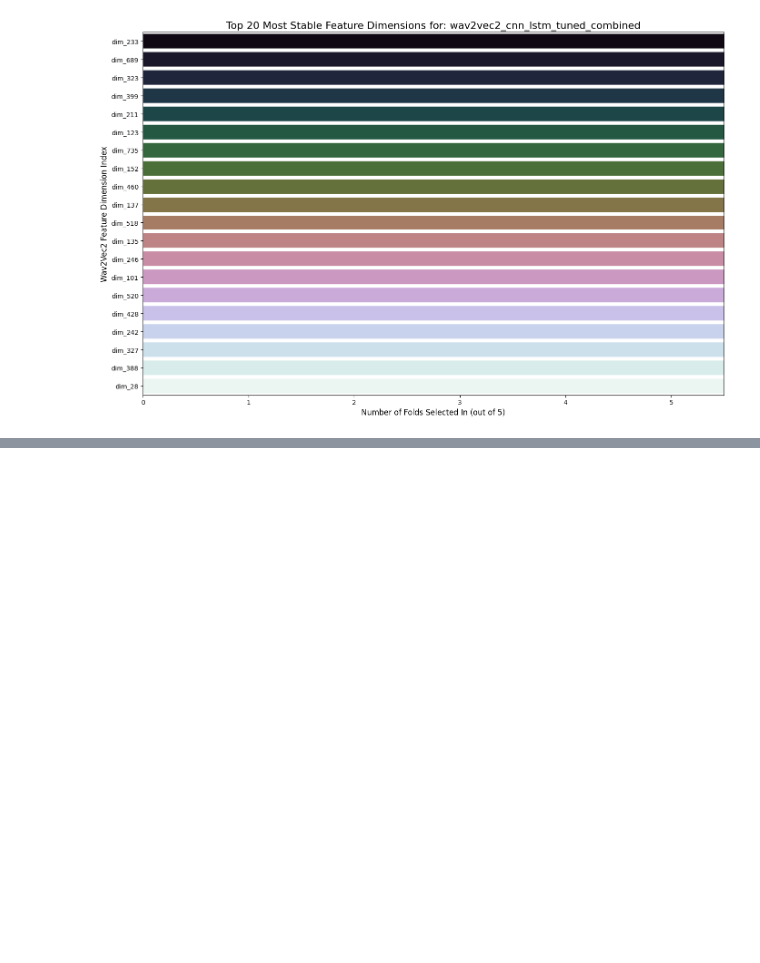
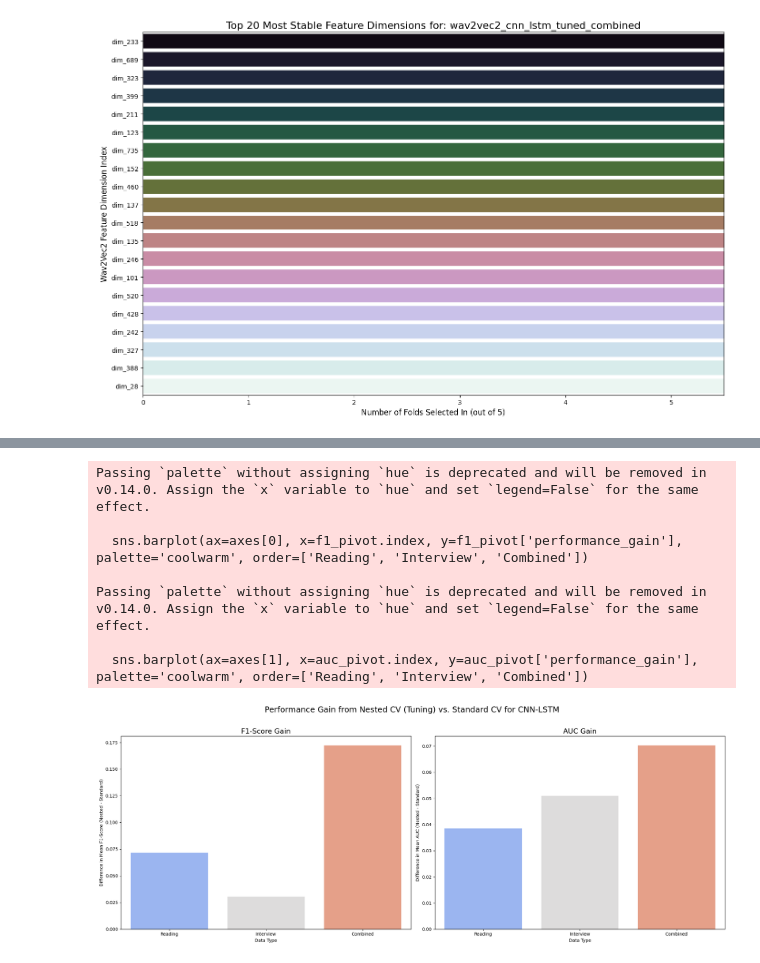
Before and after one commit to ayushpradhan-dev/robust-speech-analysis-framework, a Jupyter notebook: notebooks/04_cnn_lstm_experiment.ipynb, the cells around one changed output, grey strips where cells are left out. Saved outputs shown, nothing was run; the diff lists cells and outputs as text; code cells hidden in the pictures; blank space fills up the shorter version.

```diff
--- a/notebooks/04_cnn_lstm_experiment.ipynb
+++ b/notebooks/04_cnn_lstm_experiment.ipynb
@@ -689,0 +816,35 @@ Passing `palette` without assigning `hue` is deprecated and will be removed in v
+# %%
+# Performance Gain from Robust Tuning (Nested - Standard) for CNN-LSTM
+
+# The 'dl_summary_df' DataFrame was created in the cell above.
+pivot_df = dl_summary_df.copy()
+pivot_df['data_type'] = ['Reading' if 'reading' in idx else 'Interview' if 'interview' in idx else 'Combined' for idx in pivot_df.index]
+pivot_df['cv_method'] = ['standard' if 'standard' in idx else 'nested' for idx in pivot_df.index]
+
+# Pivot for F1-Score and calculate the gain
+f1_pivot = pivot_df.pivot_table(index='data_type', columns='cv_method', values='Mean F1-Score')
+f1_pivot['performance_gain'] = f1_pivot['nested'] - f1_pivot['standard']
+
+# Pivot for AUC and calculate the gain
+auc_pivot = pivot_df.pivot_table(index='data_type', columns='cv_method', values='Mean AUC')
+auc_pivot['performance_gain'] = auc_pivot['nested'] - auc_pivot['standard']
+
+fig, axes = plt.subplots(1, 2, figsize=(20, 8))
+fig.suptitle('Performance Gain from Nested CV (Tuning) vs. Standard CV for CNN-LSTM', fontsize=18)
+
+sns.barplot(ax=axes[0], x=f1_pivot.index, y=f1_pivot['performance_gain'], palette='coolwarm', order=['Reading', 'Interview', 'Combined'])
+axes[0].set_title('F1-Score Gain', fontsize=16); axes[0].set_ylabel('Difference in Mean F1-Score (Nested - Standard)'); axes[0].set_xlabel('Data Type'); axes[0].axhline(0, color='black', lw=1.0)
+
+sns.barplot(ax=axes[1], x=auc_pivot.index, y=auc_pivot['performance_gain'], palette='coolwarm', order=['Reading', 'Interview', 'Combined'])
+axes[1].set_title('AUC Gain', fontsize=16); axes[1].set_ylabel('Difference in Mean AUC (Nested - Standard)'); axes[1].set_xlabel('Data Type'); axes[1].axhline(0, color='black', lw=1.0)
+
+plt.tight_layout(rect=[0, 0.03, 1, 0.96]); plt.show()
+# %% [output]
+Passing `palette` without assigning `hue` is deprecated and will be removed in v0.14.0. Assign the `x` variable to `hue` and set `legend=False` for the same effect.
+
+  sns.barplot(ax=axes[0], x=f1_pivot.index, y=f1_pivot['performance_gain'], palette='coolwarm', order=['Reading', 'Interview', 'Combined'])
+
+Passing `palette` without assigning `hue` is deprecated and will be removed in v0.14.0. Assign the `x` variable to `hue` and set `legend=False` for the same effect.
+
+  sns.barplot(ax=axes[1], x=auc_pivot.index, y=auc_pivot['performance_gain'], palette='coolwarm', order=['Reading', 'Interview', 'Combined'])
+[figure, added]
```
Also changed, not shown: parts of 13 cells of this notebook, 1 other file.
